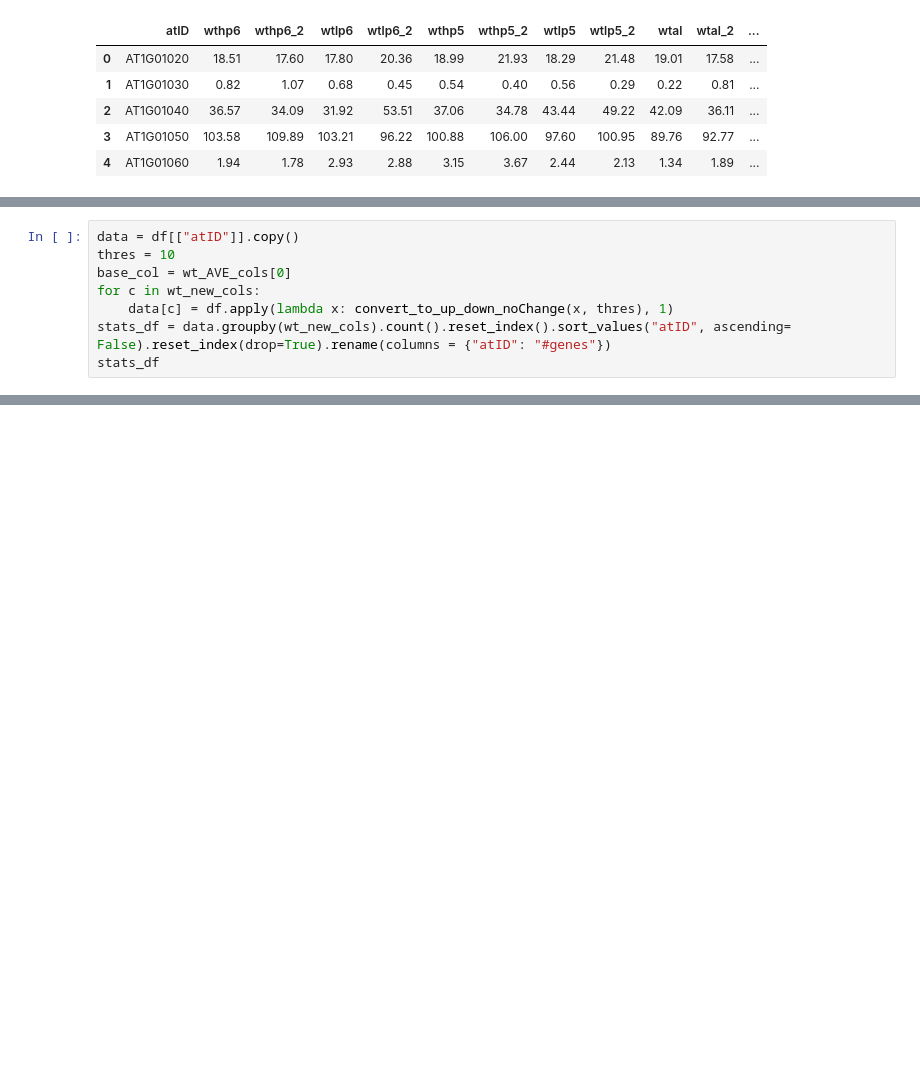
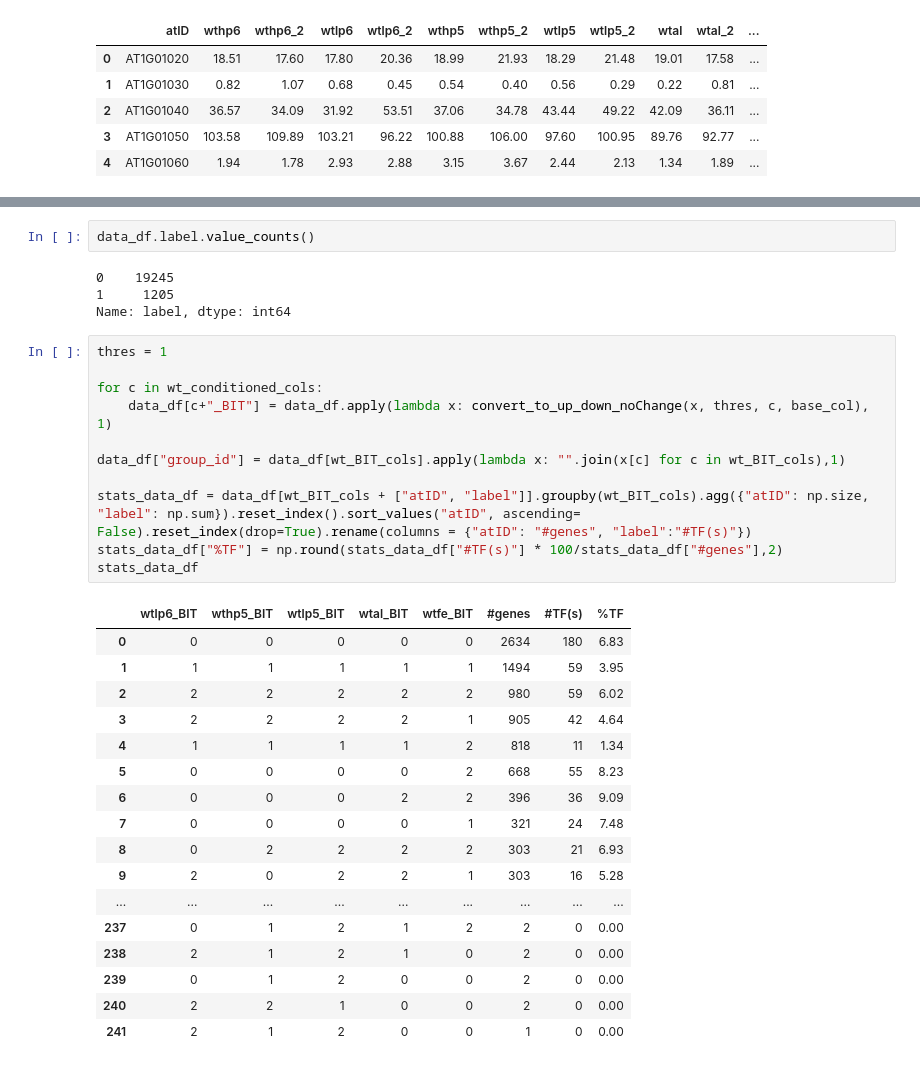
Before and after one commit to chaupmcs/plant_project, a Jupyter notebook: plant_model-UP_DOWN_NOCHANGE.ipynb, the cells around one changed output, grey strips where cells are left out. Saved outputs shown, nothing was run; the diff lists cells and outputs as text; blank space fills up the shorter version.

```diff
--- a/plant_model-UP_DOWN_NOCHANGE.ipynb
+++ b/plant_model-UP_DOWN_NOCHANGE.ipynb
@@ -135,8 +126,0 @@ data
-# %%
-data = df[["atID"]].copy()
-thres = 10
-base_col = wt_AVE_cols[0]
-for c in wt_new_cols:
-    data[c] = df.apply(lambda x: convert_to_up_down_noChange(x, thres), 1)
-stats_df = data.groupby(wt_new_cols).count().reset_index().sort_values("atID", ascending= False).reset_index(drop=True).rename(columns = {"atID": "#genes"})
-stats_df
@@ -161 +157,36 @@ stats_df
+# %%
+data_df.label.value_counts()
+# %% [output]
+0    19245
+1     1205
+Name: label, dtype: int64
+# %%
+thres = 1
+
+for c in wt_conditioned_cols:
+    data_df[c+"_BIT"] = data_df.apply(lambda x: convert_to_up_down_noChange(x, thres, c, base_col), 1)
+
+data_df["group_id"] = data_df[wt_BIT_cols].apply(lambda x: "".join(x[c] for c in wt_BIT_cols),1)
+
+stats_data_df = data_df[wt_BIT_cols + ["atID", "label"]].groupby(wt_BIT_cols).agg({"atID": np.size, "label": np.sum}).reset_index().sort_values("atID", ascending= False).reset_index(drop=True).rename(columns = {"atID": "#genes", "label":"#TF(s)"})
+stats_data_df["%TF"] = np.round(stats_data_df["#TF(s)"] * 100/stats_data_df["#genes"],2)
+stats_data_df
+# %% [output]
+|  | wtlp6_BIT | wthp5_BIT | wtlp5_BIT | wtal_BIT | wtfe_BIT | #genes | #TF(s) | %TF |
+| 0 | 0 | 0 | 0 | 0 | 0 | 2634 | 180 | 6.83 |
+| 1 | 1 | 1 | 1 | 1 | 1 | 1494 | 59 | 3.95 |
+| 2 | 2 | 2 | 2 | 2 | 2 | 980 | 59 | 6.02 |
+| 3 | 2 | 2 | 2 | 2 | 1 | 905 | 42 | 4.64 |
+| 4 | 1 | 1 | 1 | 1 | 2 | 818 | 11 | 1.34 |
+| 5 | 0 | 0 | 0 | 0 | 2 | 668 | 55 | 8.23 |
+| 6 | 0 | 0 | 0 | 2 | 2 | 396 | 36 | 9.09 |
+| 7 | 0 | 0 | 0 | 0 | 1 | 321 | 24 | 7.48 |
+| 8 | 0 | 2 | 2 | 2 | 2 | 303 | 21 | 6.93 |
+| 9 | 2 | 0 | 2 | 2 | 1 | 303 | 16 | 5.28 |
+| ... | ... | ... | ... | ... | ... | ... | ... | ... |
+| 237 | 0 | 1 | 2 | 1 | 2 | 2 | 0 | 0.00 |
+| 238 | 2 | 1 | 2 | 1 | 0 | 2 | 0 | 0.00 |
+| 239 | 0 | 1 | 2 | 0 | 0 | 2 | 0 | 0.00 |
+| 240 | 2 | 2 | 1 | 0 | 0 | 2 | 0 | 0.00 |
+| 241 | 2 | 1 | 2 | 0 | 0 | 1 | 0 | 0.00 |
 # %%
```
Also changed, not shown: parts of 19 cells of this notebook.
